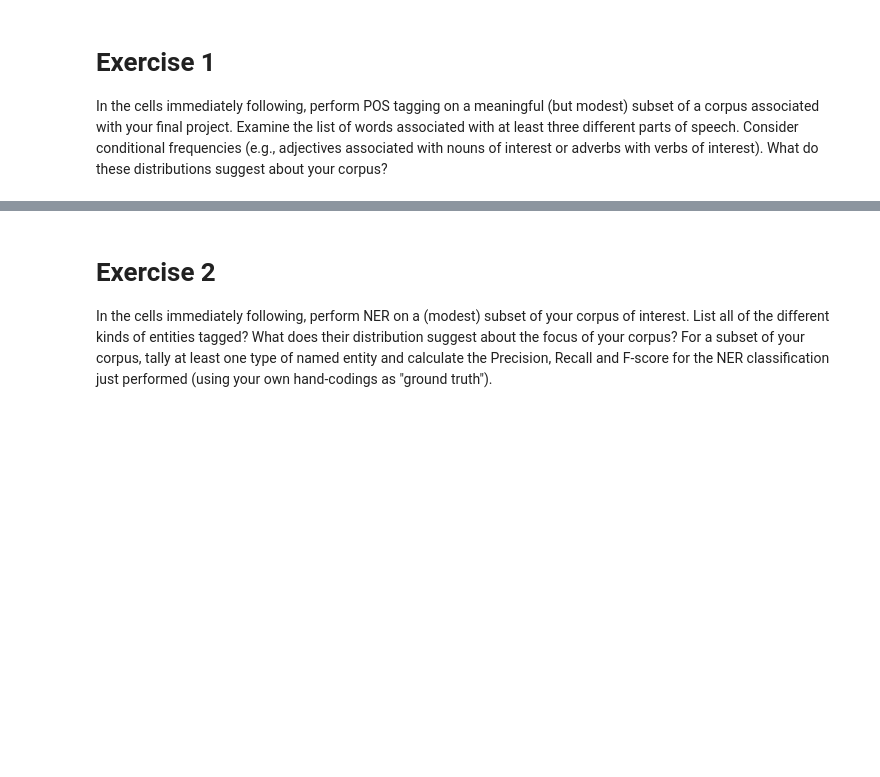
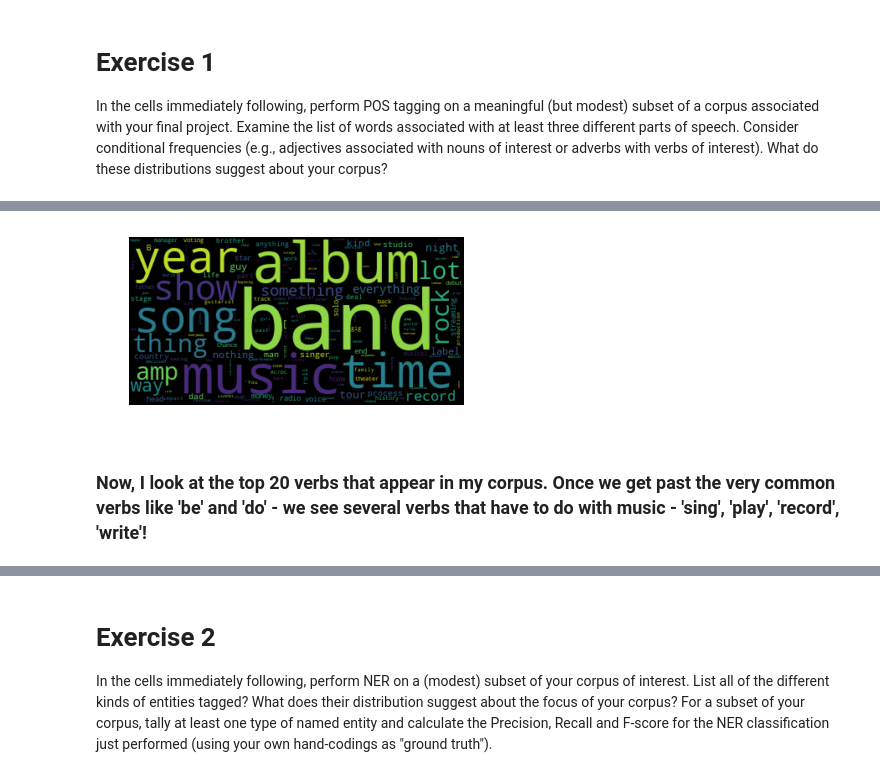
Before and after one commit to sushmitavgopalan16/content-analysis-2018, a Jupyter notebook: 7-Information-Extraction/HW 7.ipynb, the cells around one changed output, grey strips where cells are left out. Drawn from its saved outputs; the diff is of its cells as text; code cells hidden in the pictures; blank space fills up the shorter version.

```diff
--- a/7-Information-Extraction/HW 7.ipynb
+++ b/7-Information-Extraction/HW 7.ipynb
@@ -132,0 +52,6 @@ sortedTargets[:20]
+# %%
+nouns = top_20('NN')
+for word,count in nouns:
+    if word in ["\x89ÛÒ", ")", "]", "nbsp" ]:
+        nounds = nouns.remove((word,count))
+nouns[:20]
@@ -132,0 +79,6 @@ sortedTargets[:20]
+# %%
+make_wc(nouns)
+# %% [output]
+[figure, added]
+# %% [markdown]
+### Now, I look at the top 20 verbs that appear in my corpus. Once we get past the very common verbs like 'be' and 'do' - we see several verbs that have to do with music - 'sing', 'play', 'record', 'write'!
```
Also changed, not shown: parts of 51 cells of this notebook.
